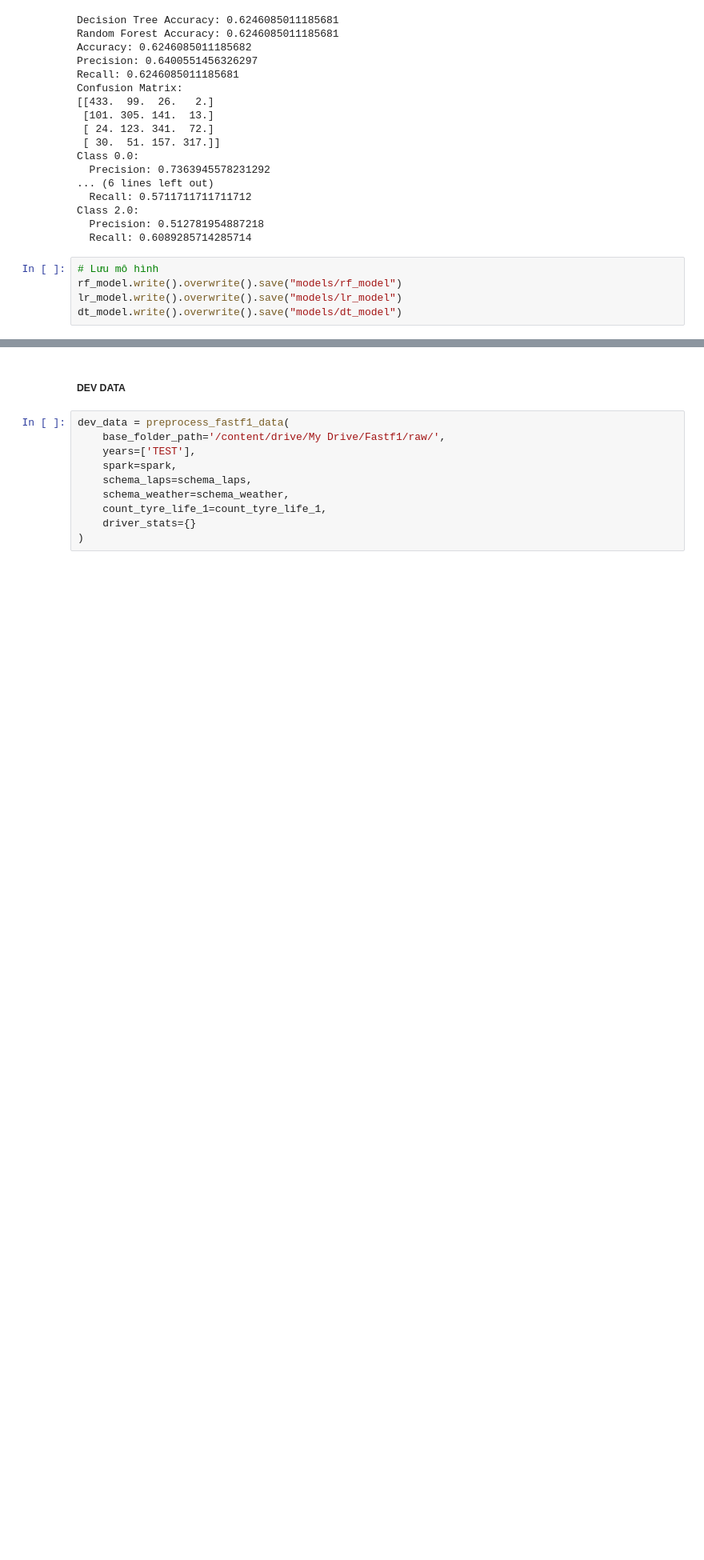
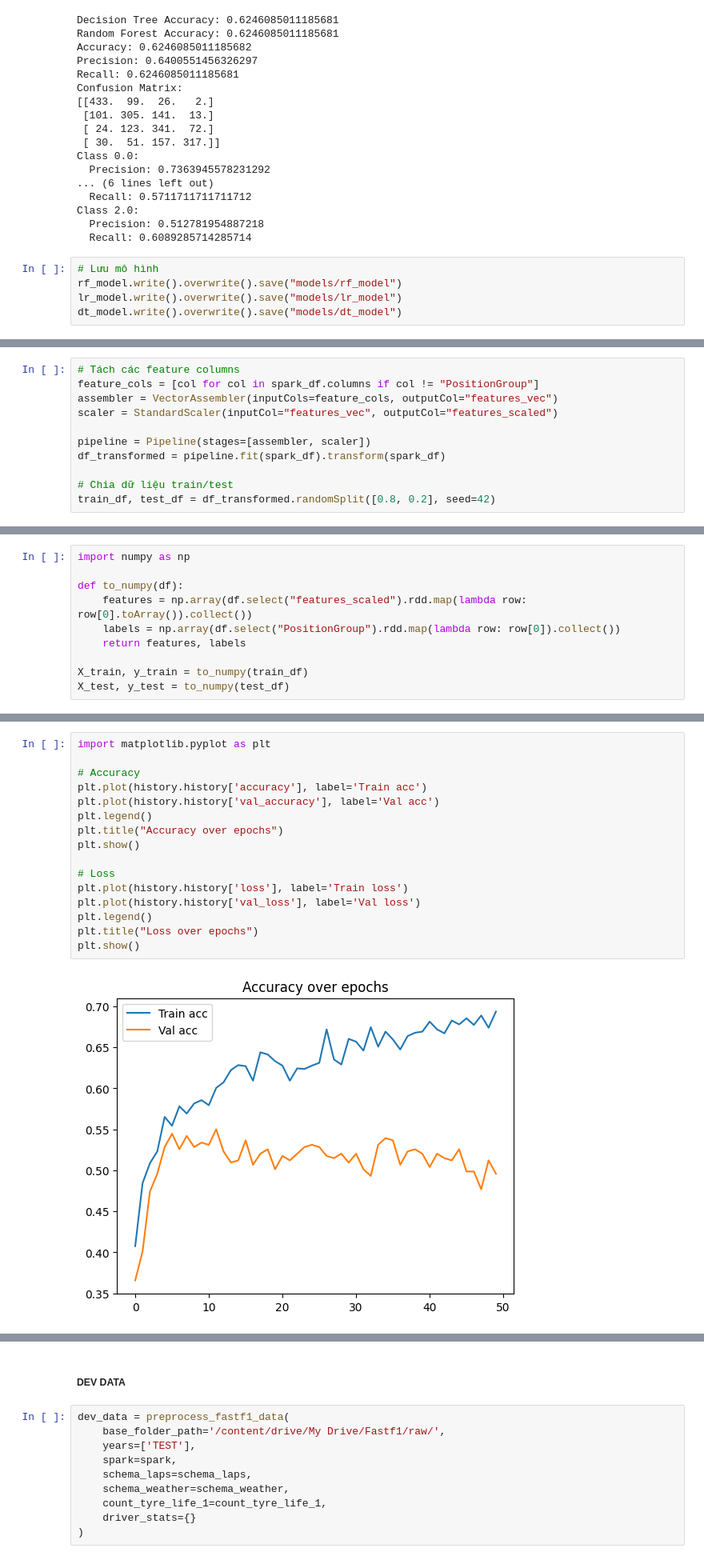
Before and after one commit to edward1503/UEH_BigData_Final, a Jupyter notebook: BIG_DATA_F1.ipynb, the cells around one changed output, grey strips where cells are left out. Shown at 80% size. Saved outputs shown, nothing was run; the diff lists cells and outputs as text; blank space fills up the shorter version.

```diff
--- a/BIG_DATA_F1.ipynb
+++ b/BIG_DATA_F1.ipynb
@@ -759,0 +874,11 @@ https://docs.google.com/spreadsheets/d/1pIBRNfXDHFluO2ReugpdoaYwZ9YNKFrThHkFPH4u
+# %%
+# Tách các feature columns
+feature_cols = [col for col in spark_df.columns if col != "PositionGroup"]
+assembler = VectorAssembler(inputCols=feature_cols, outputCol="features_vec")
+scaler = StandardScaler(inputCol="features_vec", outputCol="features_scaled")
+
+pipeline = Pipeline(stages=[assembler, scaler])
+df_transformed = pipeline.fit(spark_df).transform(spark_df)
+
+# Chia dữ liệu train/test
+train_df, test_df = df_transformed.randomSplit([0.8, 0.2], seed=42)
@@ -759,0 +893,10 @@ https://docs.google.com/spreadsheets/d/1pIBRNfXDHFluO2ReugpdoaYwZ9YNKFrThHkFPH4u
+# %%
+import numpy as np
+
+def to_numpy(df):
+    features = np.array(df.select("features_scaled").rdd.map(lambda row: row[0].toArray()).collect())
+    labels = np.array(df.select("PositionGroup").rdd.map(lambda row: row[0]).collect())
+    return features, labels
+
+X_train, y_train = to_numpy(train_df)
+X_test, y_test = to_numpy(test_df)
@@ -759,0 +983,18 @@ https://docs.google.com/spreadsheets/d/1pIBRNfXDHFluO2ReugpdoaYwZ9YNKFrThHkFPH4u
+# %%
+import matplotlib.pyplot as plt
+
+# Accuracy
+plt.plot(history.history['accuracy'], label='Train acc')
+plt.plot(history.history['val_accuracy'], label='Val acc')
+plt.legend()
+plt.title("Accuracy over epochs")
+plt.show()
+
+# Loss
+plt.plot(history.history['loss'], label='Train loss')
+plt.plot(history.history['val_loss'], label='Val loss')
+plt.legend()
+plt.title("Loss over epochs")
+plt.show()
+# %% [output]
+[figure, added]
```
Also changed, not shown: parts of 41 cells of this notebook.
